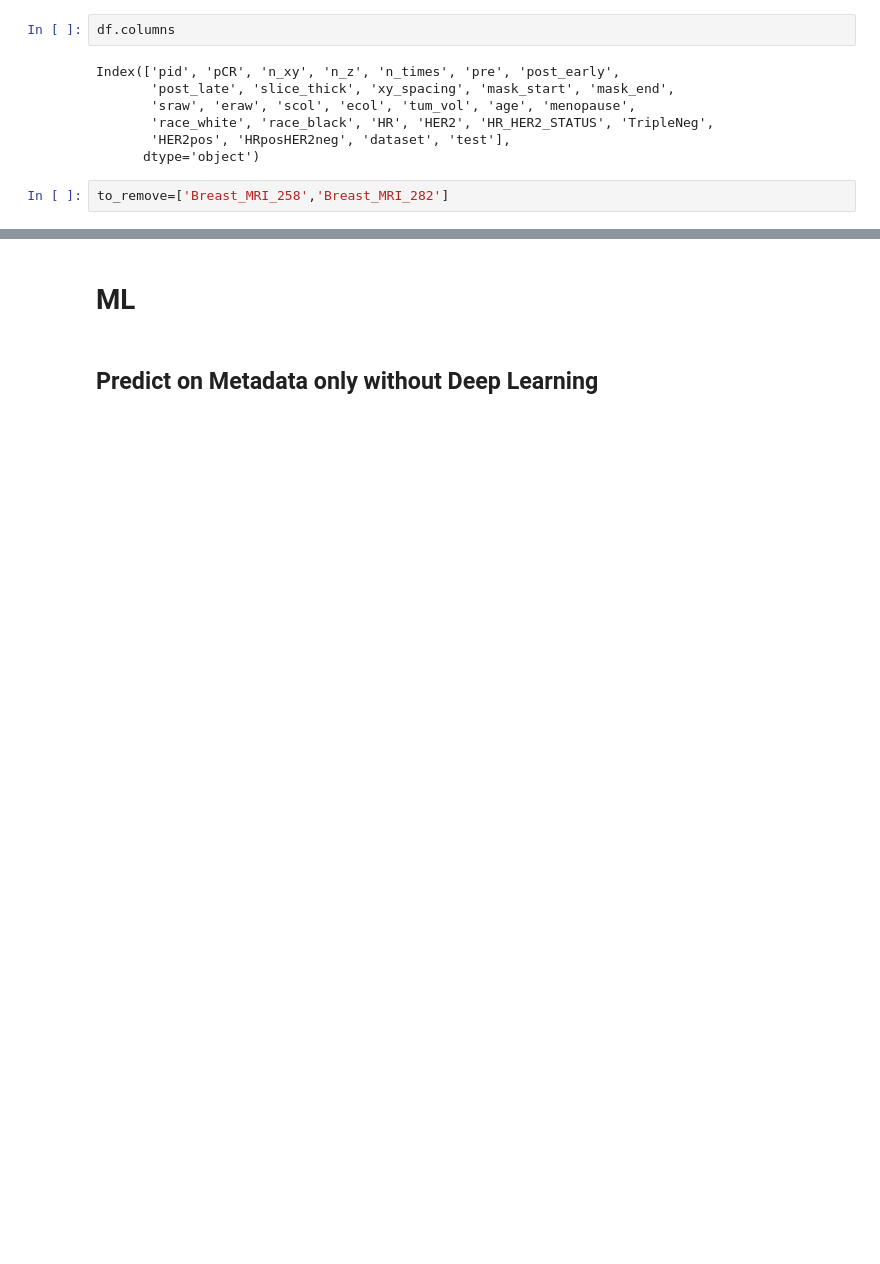
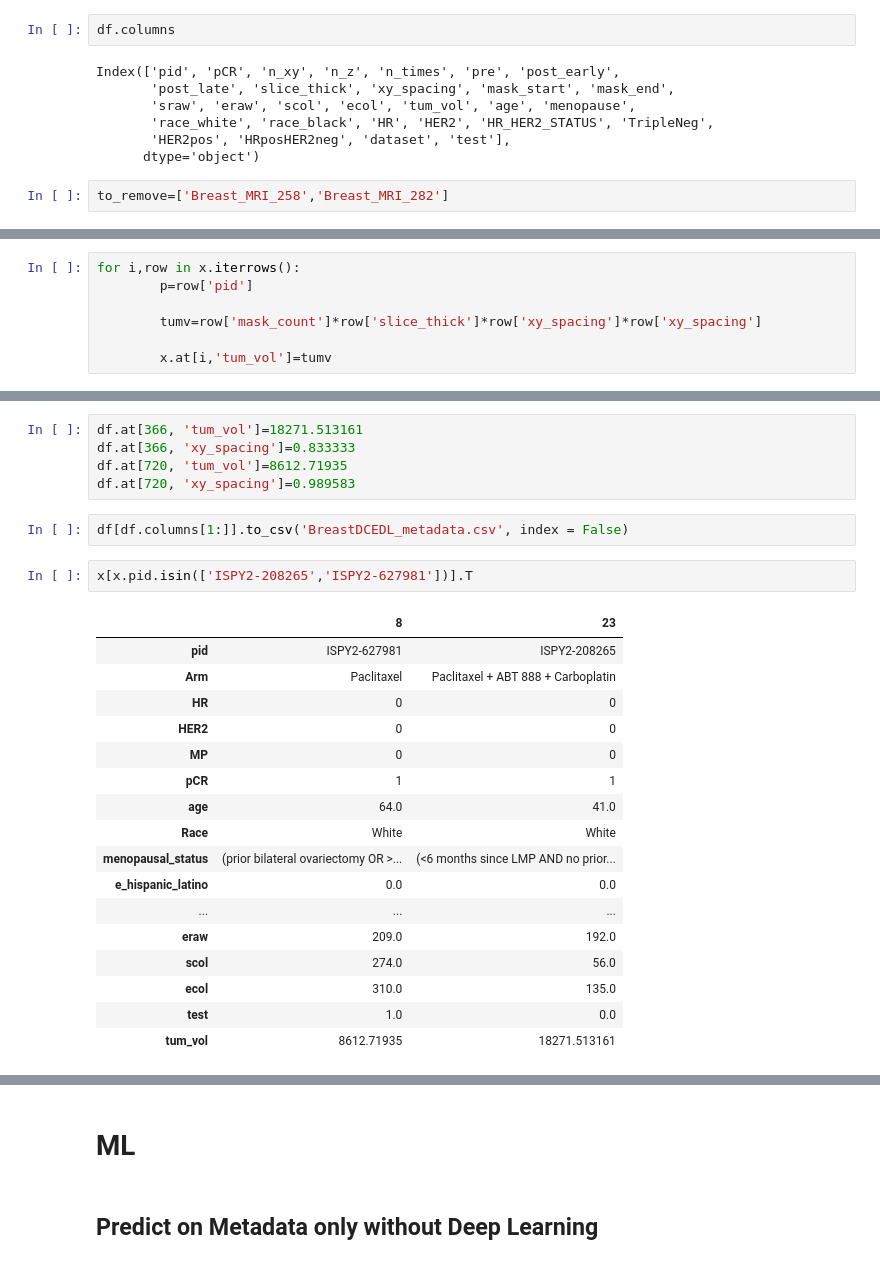
Before and after one commit to bubbysolway/BreastDCEDL, a Jupyter notebook: BreastDCEDL_modeling_with_nifti_files.ipynb, the cells around one changed output, grey strips where cells are left out. Drawn from its saved outputs; the diff is of its cells as text; blank space fills up the shorter version.

```diff
--- a/BreastDCEDL_modeling_with_nifti_files.ipynb
+++ b/BreastDCEDL_modeling_with_nifti_files.ipynb
@@ -376,0 +396,7 @@ df[df.pid.isin(no_vol)]
+# %%
+for i,row in x.iterrows():
+        p=row['pid']
+
+        tumv=row['mask_count']*row['slice_thick']*row['xy_spacing']*row['xy_spacing']
+
+        x.at[i,'tum_vol']=tumv
@@ -376,0 +432,27 @@ df[df.pid.isin(no_vol)]
+# %%
+df.at[366, 'tum_vol']=18271.513161
+df.at[366, 'xy_spacing']=0.833333
+df.at[720, 'tum_vol']=8612.71935
+df.at[720, 'xy_spacing']=0.989583
+# %%
+df[df.columns[1:]].to_csv('BreastDCEDL_metadata.csv', index = False)
+# %%
+x[x.pid.isin(['ISPY2-208265','ISPY2-627981'])].T
+# %% [output]
+|  | 8 | 23 |
+| pid | ISPY2-627981 | ISPY2-208265 |
+| Arm | Paclitaxel | Paclitaxel + ABT 888 + Carboplatin |
+| HR | 0 | 0 |
+| HER2 | 0 | 0 |
+| MP | 0 | 0 |
+| pCR | 1 | 1 |
+| age | 64.0 | 41.0 |
+| Race | White | White |
+| menopausal_status | (prior bilateral ovariectomy OR >... | (<6 months since LMP AND no prior... |
+| e_hispanic_latino | 0.0 | 0.0 |
+| ... | ... | ... |
+| eraw | 209.0 | 192.0 |
+| scol | 274.0 | 56.0 |
+| ecol | 310.0 | 135.0 |
+| test | 1.0 | 0.0 |
+| tum_vol | 8612.71935 | 18271.513161 |
```
Also changed, not shown: parts of 41 cells of this notebook, 3 other files.
